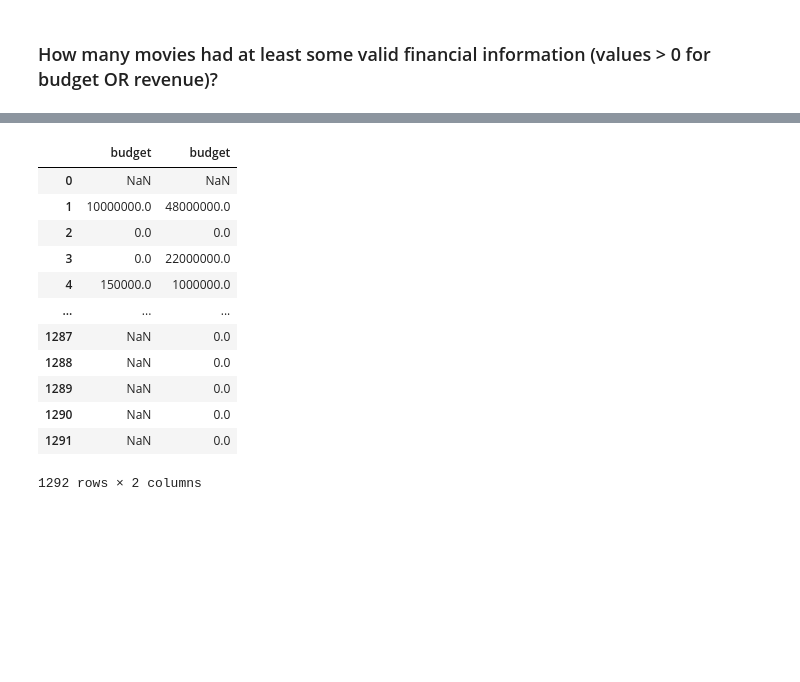
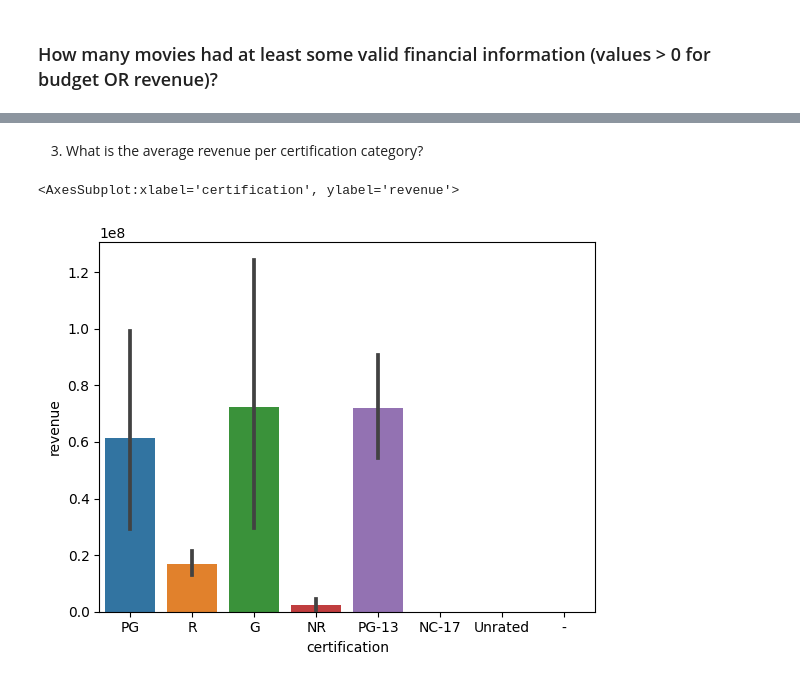
Before and after one commit to AbdoIbrahim/Project-3-Part-1-, a Jupyter notebook: Project 3 Part 2.ipynb, the cells around one changed output, grey strips where cells are left out. Cells and saved outputs as stored; diff of their text form; code cells hidden in the pictures; blank space fills up the shorter version.

```diff
--- a/Project 3 Part 2.ipynb
+++ b/Project 3 Part 2.ipynb
@@ -335,0 +331,2 @@ years_2000_2002.dropna()
+# %%
+years_2000_2002 = years_2000_2002.dropna(subset=['certification', 'revenue', 'budget' ])
@@ -338,16 +379,2 @@ years_2000_2002.dropna()
 # %%
-years_2000_2002['budget']
+years_2000_2002.head()
-# %% [output]
-|  | budget | budget |
-| 0 | NaN | NaN |
-| 1 | 10000000.0 | 48000000.0 |
-| 2 | 0.0 | 0.0 |
-| 3 | 0.0 | 22000000.0 |
-| 4 | 150000.0 | 1000000.0 |
-| ... | ... | ... |
-| 1287 | NaN | 0.0 |
-| 1288 | NaN | 0.0 |
-| 1289 | NaN | 0.0 |
-| 1290 | NaN | 0.0 |
-| 1291 | NaN | 0.0 |
-1292 rows × 2 columns
@@ -353,0 +383,7 @@ years_2000_2002['budget']
+# %% [markdown]
+3. What is the average revenue per certification category?
+# %%
+sns.barplot(data=years_2000_2002, x='certification', y ='revenue')
+# %% [output]
+<AxesSubplot:xlabel='certification', ylabel='revenue'>
+[figure, added]
```
Also changed, not shown: parts of 18 cells of this notebook, 1 other file.
